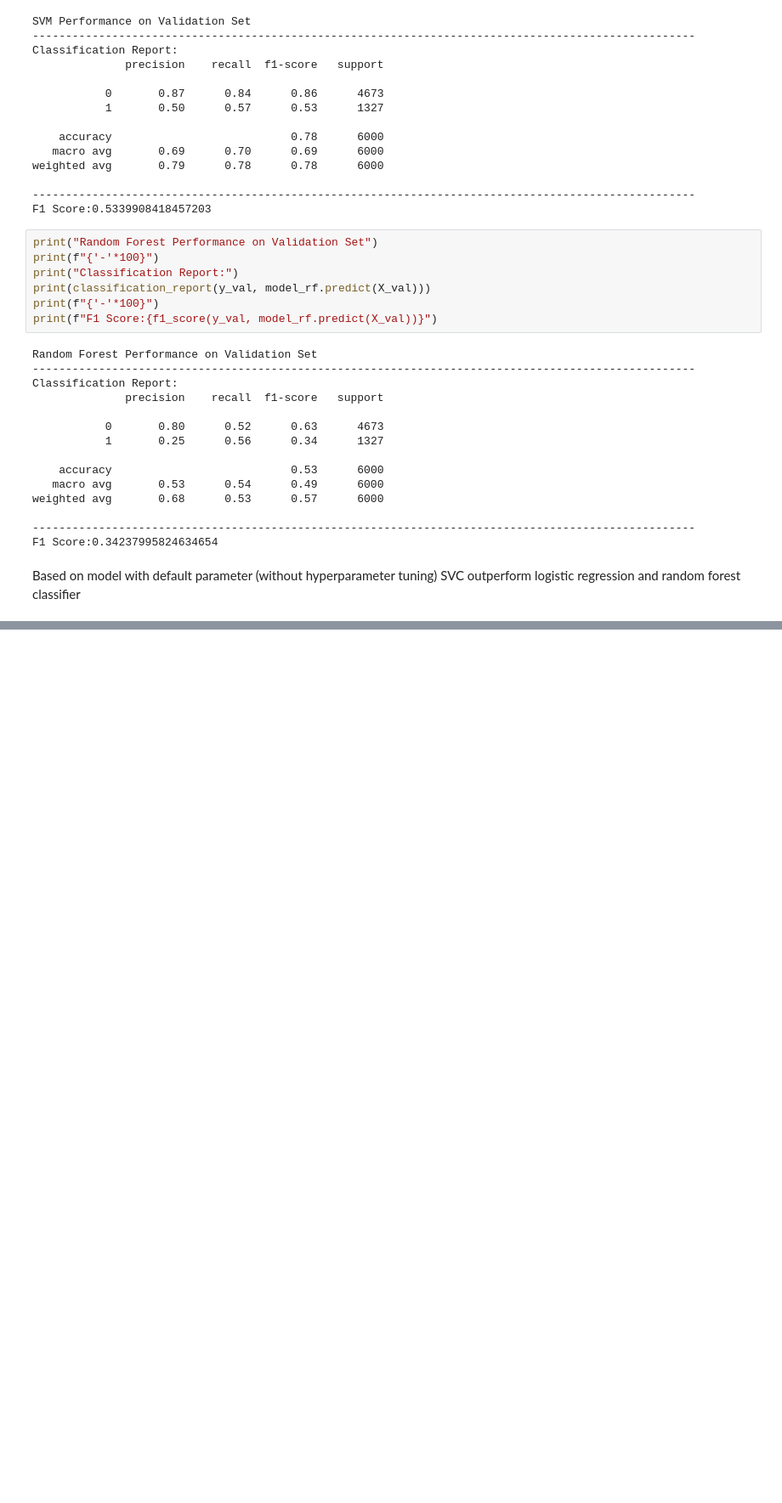
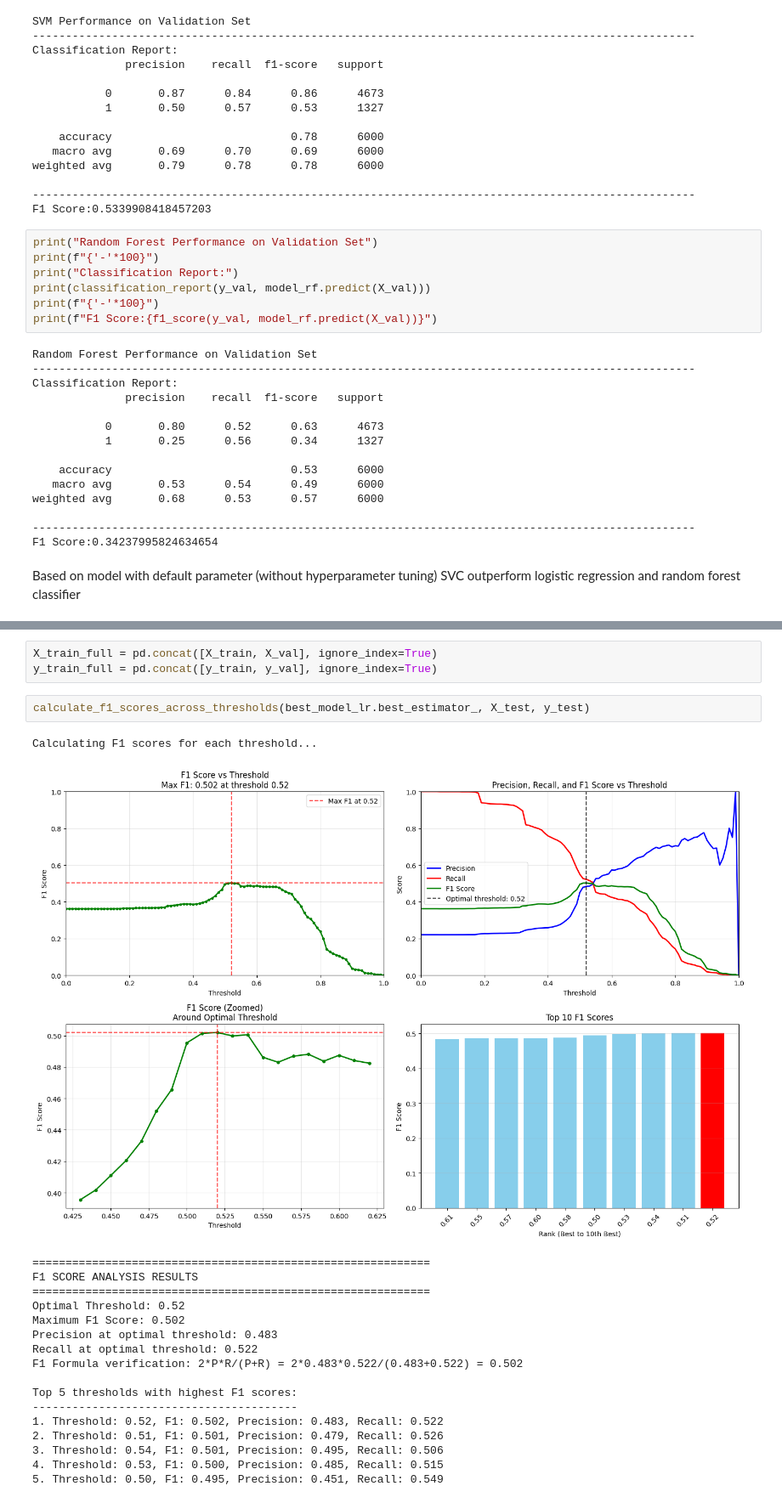
Before and after one commit to ihsannurfaqih/Credit-Card-Default-Prediction, a Jupyter notebook: notebook/notebook.ipynb, the cells around one changed output, grey strips where cells are left out. Shown at 85% size. Saved outputs shown, nothing was run; the diff lists cells and outputs as text; blank space fills up the shorter version.

```diff
--- a/notebook/notebook.ipynb
+++ b/notebook/notebook.ipynb
@@ -335,0 +1068,24 @@ Based on model with default parameter (without hyperparameter tuning) SVC outper
+# %%
+X_train_full = pd.concat([X_train, X_val], ignore_index=True)
+y_train_full = pd.concat([y_train, y_val], ignore_index=True)
+# %%
+calculate_f1_scores_across_thresholds(best_model_lr.best_estimator_, X_test, y_test)
+# %% [output]
+Calculating F1 scores for each threshold...
+[figure, added]
+============================================================
+F1 SCORE ANALYSIS RESULTS
+============================================================
+Optimal Threshold: 0.52
+Maximum F1 Score: 0.502
+Precision at optimal threshold: 0.483
+Recall at optimal threshold: 0.522
+F1 Formula verification: 2*P*R/(P+R) = 2*0.483*0.522/(0.483+0.522) = 0.502
+
+Top 5 thresholds with highest F1 scores:
+----------------------------------------
+1. Threshold: 0.52, F1: 0.502, Precision: 0.483, Recall: 0.522
+2. Threshold: 0.51, F1: 0.501, Precision: 0.479, Recall: 0.526
+3. Threshold: 0.54, F1: 0.501, Precision: 0.495, Recall: 0.506
+4. Threshold: 0.53, F1: 0.500, Precision: 0.485, Recall: 0.515
+5. Threshold: 0.50, F1: 0.495, Precision: 0.451, Recall: 0.549
```
Also changed, not shown: parts of 43 cells of this notebook, 7 other files.
